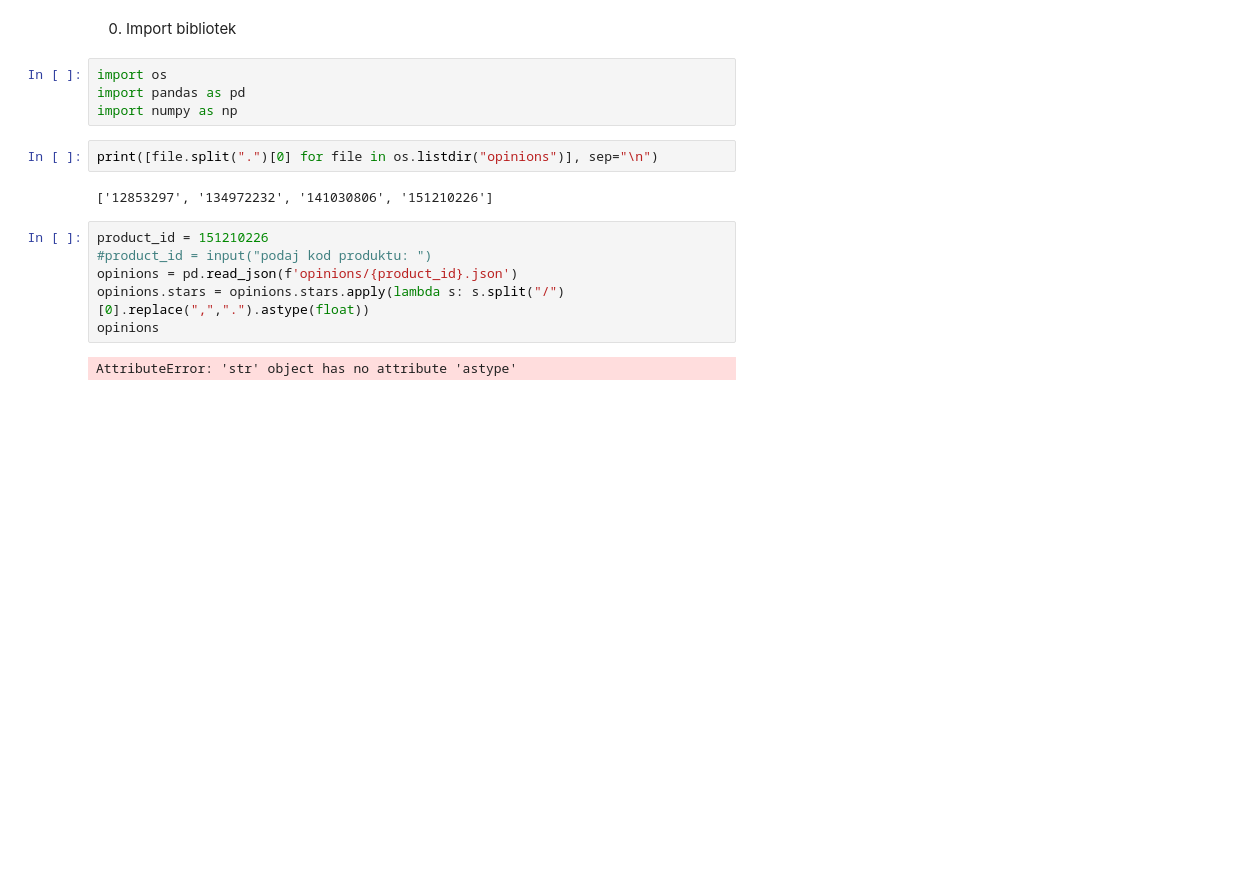
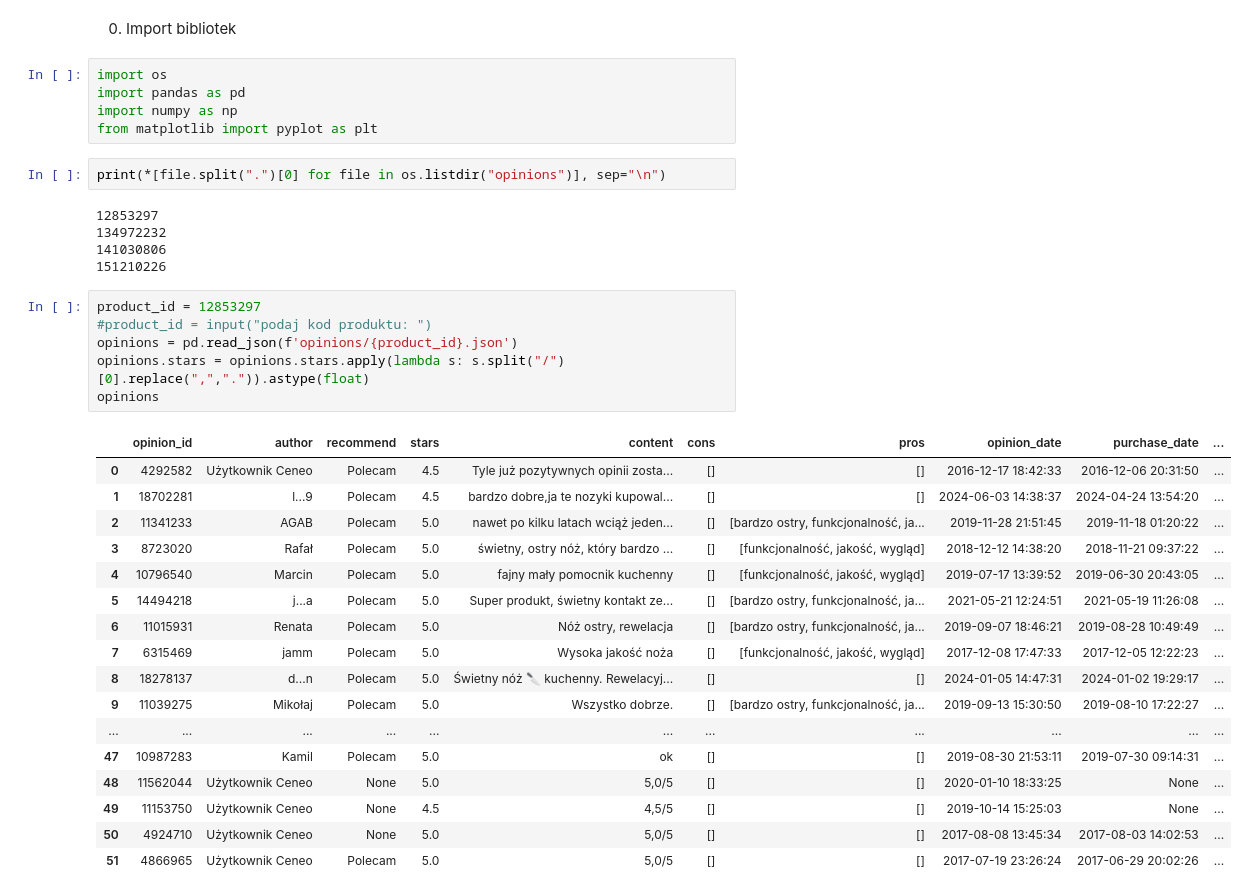
Before and after one commit to FilipCetnarowicz/CeneoScraperFC, a Jupyter notebook: analyzer.ipynb, the cells around one changed output. Cells and saved outputs as stored; diff of their text form; blank space fills up the shorter version.

```diff
--- a/analyzer.ipynb
+++ b/analyzer.ipynb
@@ -4,18 +4,38 @@
 import os
 import pandas as pd
 import numpy as np
+from matplotlib import pyplot as plt
 # %%
-print([file.split(".")[0] for file in os.listdir("opinions")], sep="\n")
+print(*[file.split(".")[0] for file in os.listdir("opinions")], sep="\n")
 # %% [output]
-['12853297', '134972232', '141030806', '151210226']
+12853297
+134972232
+141030806
+151210226
 # %%
-product_id = 151210226
+product_id = 12853297
 #product_id = input("podaj kod produktu: ")
 opinions = pd.read_json(f'opinions/{product_id}.json')
-opinions.stars = opinions.stars.apply(lambda s: s.split("/")[0].replace(",",".").astype(float))
+opinions.stars = opinions.stars.apply(lambda s: s.split("/")[0].replace(",",".")).astype(float)
 opinions
 # %% [output]
-AttributeError: 'str' object has no attribute 'astype'
+|  | opinion_id | author | recommend | stars | content | cons | pros | opinion_date | purchase_date | ... |
+| 0 | 4292582 | Użytkownik Ceneo | Polecam | 4.5 | Tyle już pozytywnych opinii zosta... | [] | [] | 2016-12-17 18:42:33 | 2016-12-06 20:31:50 | ... |
+| 1 | 18702281 | l...9 | Polecam | 4.5 | bardzo dobre,ja te nozyki kupowal... | [] | [] | 2024-06-03 14:38:37 | 2024-04-24 13:54:20 | ... |
+| 2 | 11341233 | AGAB | Polecam | 5.0 | nawet po kilku latach wciąż jeden... | [] | [bardzo ostry, funkcjonalność, ja... | 2019-11-28 21:51:45 | 2019-11-18 01:20:22 | ... |
+| 3 | 8723020 | Rafał | Polecam | 5.0 | świetny, ostry nóż, który bardzo ... | [] | [funkcjonalność, jakość, wygląd] | 2018-12-12 14:38:20 | 2018-11-21 09:37:22 | ... |
+| 4 | 10796540 | Marcin | Polecam | 5.0 | fajny mały pomocnik kuchenny | [] | [funkcjonalność, jakość, wygląd] | 2019-07-17 13:39:52 | 2019-06-30 20:43:05 | ... |
+| 5 | 14494218 | j...a | Polecam | 5.0 | Super produkt, świetny kontakt ze... | [] | [bardzo ostry, funkcjonalność, ja... | 2021-05-21 12:24:51 | 2021-05-19 11:26:08 | ... |
+| 6 | 11015931 | Renata | Polecam | 5.0 | Nóż ostry, rewelacja | [] | [bardzo ostry, funkcjonalność, ja... | 2019-09-07 18:46:21 | 2019-08-28 10:49:49 | ... |
+| 7 | 6315469 | jamm | Polecam | 5.0 | Wysoka jakość noża | [] | [funkcjonalność, jakość, wygląd] | 2017-12-08 17:47:33 | 2017-12-05 12:22:23 | ... |
+| 8 | 18278137 | d...n | Polecam | 5.0 | Świetny nóż 🔪 kuchenny. Rewelacyj... | [] | [] | 2024-01-05 14:47:31 | 2024-01-02 19:29:17 | ... |
+| 9 | 11039275 | Mikołaj | Polecam | 5.0 | Wszystko dobrze. | [] | [bardzo ostry, funkcjonalność, ja... | 2019-09-13 15:30:50 | 2019-08-10 17:22:27 | ... |
+| ... | ... | ... | ... | ... | ... | ... | ... | ... | ... | ... |
+| 47 | 10987283 | Kamil | Polecam | 5.0 | ok | [] | [] | 2019-08-30 21:53:11 | 2019-07-30 09:14:31 | ... |
+| 48 | 11562044 | Użytkownik Ceneo | None | 5.0 | 5,0/5 | [] | [] | 2020-01-10 18:33:25 | None | ... |
+| 49 | 11153750 | Użytkownik Ceneo | None | 4.5 | 4,5/5 | [] | [] | 2019-10-14 15:25:03 | None | ... |
+| 50 | 4924710 | Użytkownik Ceneo | None | 5.0 | 5,0/5 | [] | [] | 2017-08-08 13:45:34 | 2017-08-03 14:02:53 | ... |
+| 51 | 4866965 | Użytkownik Ceneo | Polecam | 5.0 | 5,0/5 | [] | [] | 2017-07-19 23:26:24 | 2017-06-29 20:02:26 | ... |
 # %%
 # opinions_count = len(opinions)
 opinions_count = opinions.shape[0]
```
Also changed, not shown: parts of 3 cells of this notebook, 1 other file.
